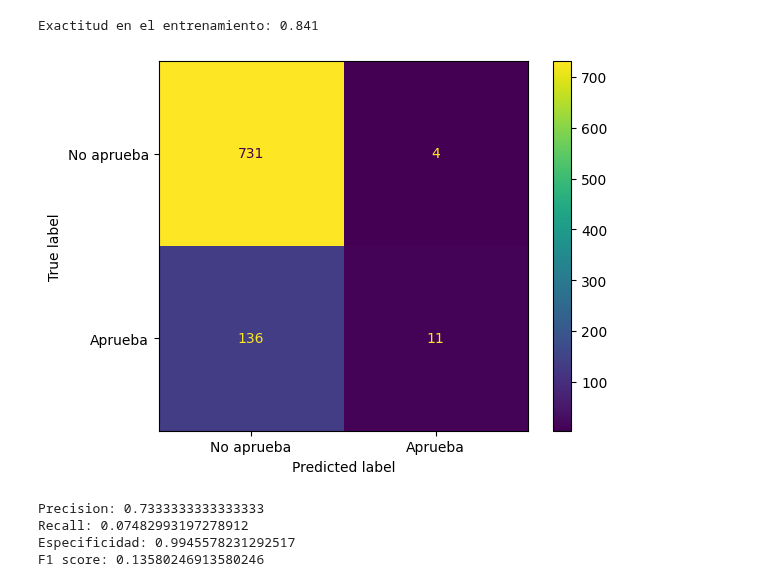
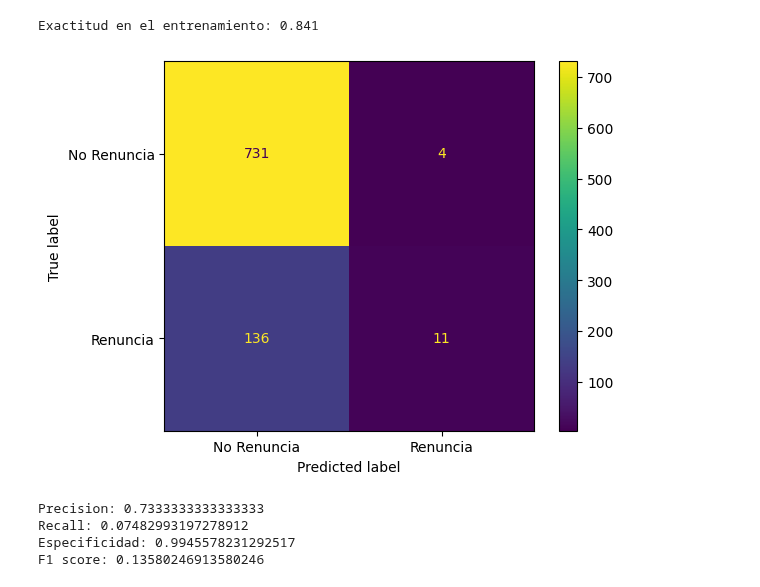
Before and after one commit to JavierBurgos-web/PROYECTO_ANALITICA_II, a Jupyter notebook: Entrega_uno.ipynb, the cells around one changed output. Cells and saved outputs as stored; diff of their text form; code cells hidden in the pictures.

Commit message:
Renuncia / No renuncia

```diff
--- a/Entrega_uno.ipynb
+++ b/Entrega_uno.ipynb
@@ -756,13 +758,13 @@ Exactitud en el entrenamiento: 0.841
 # %%
 from sklearn.metrics import confusion_matrix, ConfusionMatrixDisplay
 
 mc = confusion_matrix(y_test, y_pred)
 
-mc_display = ConfusionMatrixDisplay(confusion_matrix=mc, display_labels=['No aprueba', 'Aprueba'])
+mc_display = ConfusionMatrixDisplay(confusion_matrix=mc, display_labels=['No Renuncia', 'Renuncia'])
 mc_display.plot()
 plt.show()
 # %% [output]
-[figure, old version]
+[figure, new version]
 # %%
 tn, fp, fn, tp = mc.ravel()
 
```
Also changed, not shown: parts of 4 cells of this notebook.
